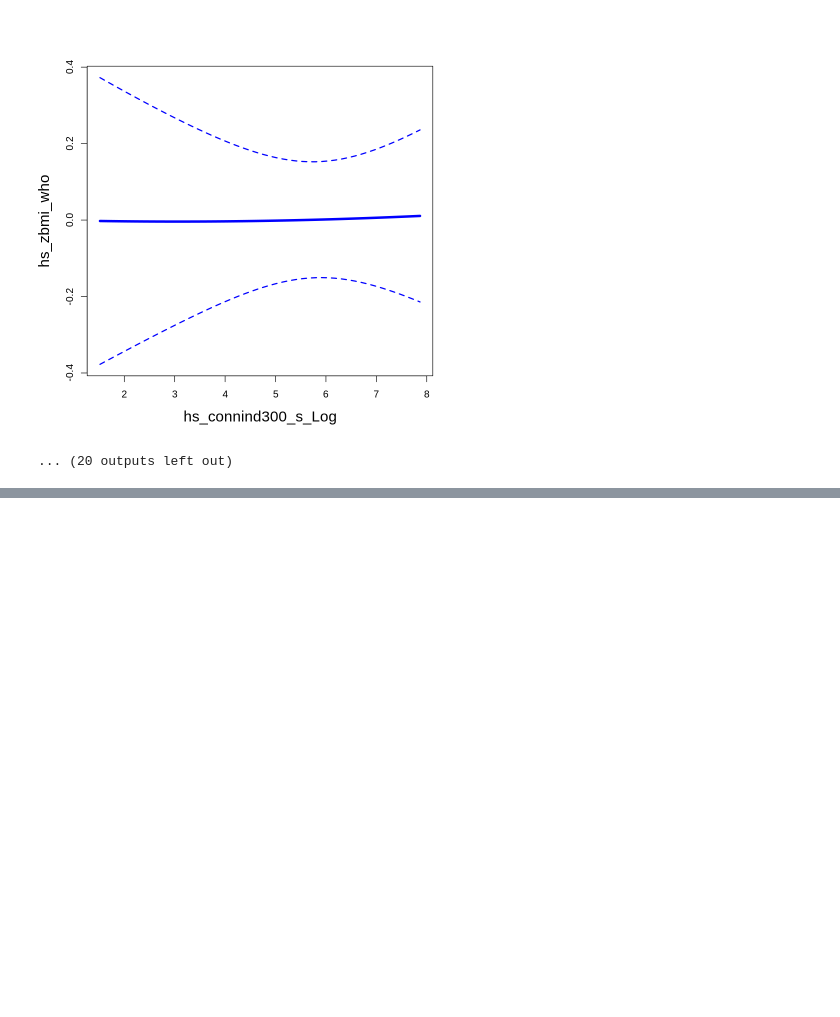
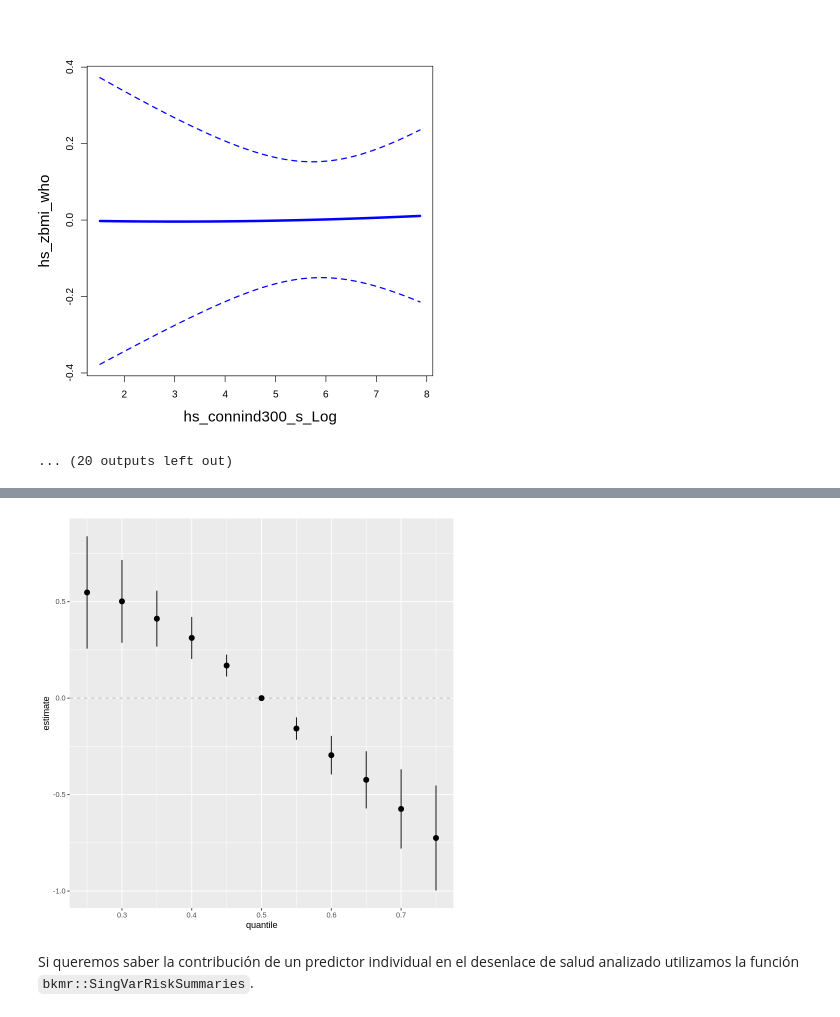
Before and after one commit to alldominguez/ISGlobal.sesion4.Exposoma, a Jupyter notebook: curso_exposoma_modulo_4.ipynb, the cells around one changed output, grey strips where cells are left out. Saved outputs shown, nothing was run; the diff lists cells and outputs as text; code cells hidden in the pictures; blank space fills up the shorter version.

```diff
--- a/curso_exposoma_modulo_4.ipynb
+++ b/curso_exposoma_modulo_4.ipynb
@@ -1025,0 +1057,12 @@ for (i in 1:length(expo.list)) {
+# %%
+risks.overall <- bkmr::OverallRiskSummaries(fit=fitkm, qs=seq(0.25, 0.75, by=0.05),
+                                      q.fixed = 0.5, method = "approx")
+# %%
+ggplot(risks.overall, aes(quantile, est, ymin = est - 1.96*sd,
+                          ymax = est + 1.96*sd)) +
+  geom_hline(yintercept=00, linetype="dashed", color="gray") +
+  geom_pointrange() + scale_y_continuous(name="estimate")
+# %% [output]
+[figure, added]
+# %% [markdown]
+Si queremos saber la contribución de un predictor individual en el desenlace de salud analizado utilizamos la función `bkmr::SingVarRiskSummaries`.
```
Also changed, not shown: parts of 10 cells of this notebook.
